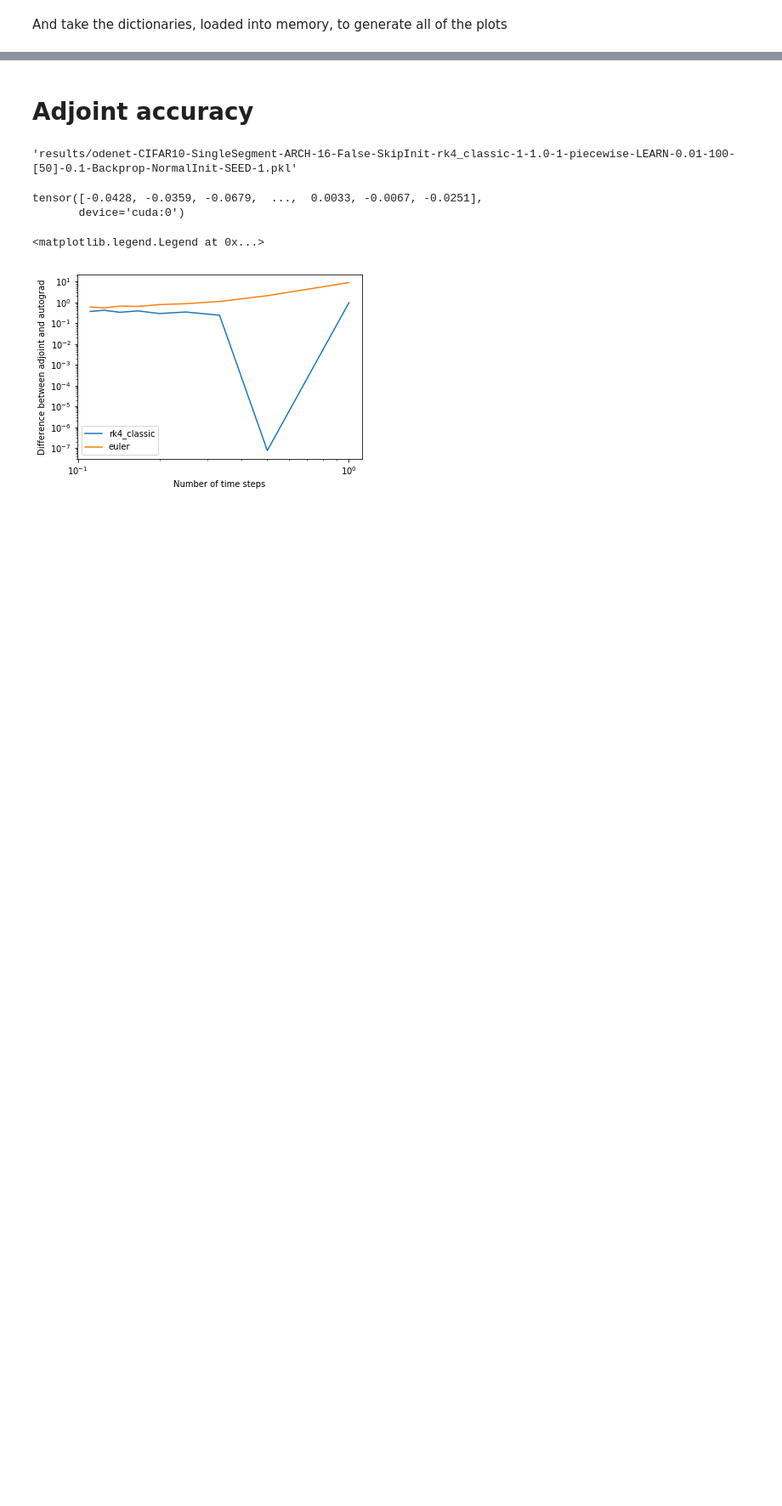
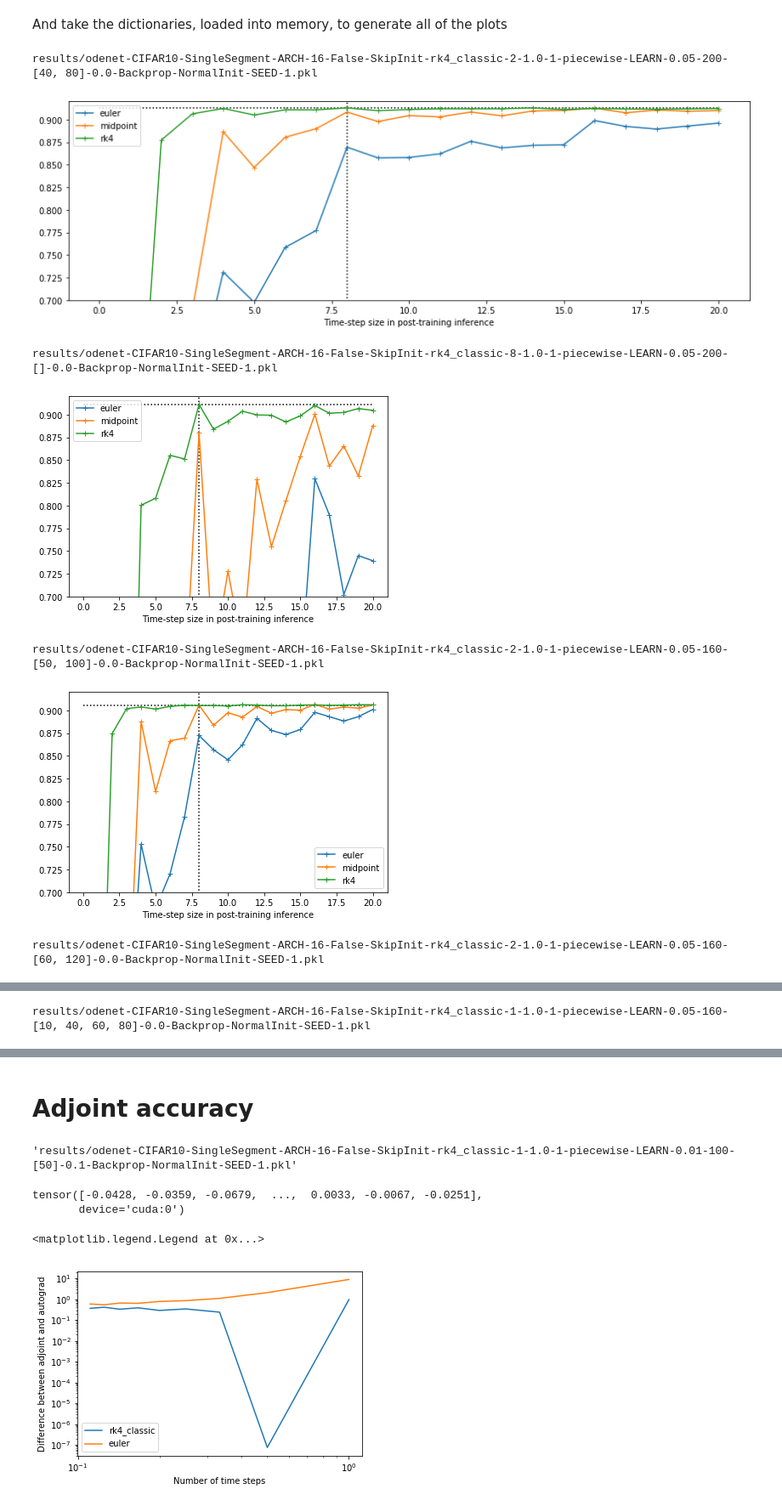
Before and after one commit to afqueiruga/StatefulOdeNets, a Jupyter notebook: fmnist_analysis.ipynb, the cells around one changed output, grey strips where cells are left out. Shown at 85% size. Cells and saved outputs as stored; diff of their text form; code cells hidden in the pictures; blank space fills up the shorter version.

```diff
--- a/fmnist_analysis.ipynb
+++ b/fmnist_analysis.ipynb
@@ -197,23 +202,43 @@ KeyboardInterrupt:
 # %% [markdown]
 And take the dictionaries, loaded into memory, to generate all of the plots
 # %%
+plt.figure(figsize=(12,4))
 for name, accs_for_scheme in test_sweep.items():
     print(name)
+#     if "[40, 80]" in name:
+#         plt.subplot(132)
+#         plt.title("Trained with refinement 40")
+#     elif "[50, 100]" in name:
+#         plt.subplot(133)
+#         plt.title("Trained with refinement 50")
+#     else:
+#         plt.subplot(131)
+#         plt.title("Trained without refinement")
+#         plt.ylabel('Test set accuracy')
     for scheme, accs in accs_for_scheme.items():
         x,y = zip(*accs)
         #if scheme in name:
         #    plt.semilogx(1.0/x[0],y[0],'o')
         # plt.vlines([3.0],0,1,linestyle='dotted')
         # plt.plot(x, y, label=scheme)
 
         if scheme in name:
             plt.hlines([y[7]],0,20.0, linestyles='dotted')
         # plt.semilogx([1.0/_x for _x in x], y, '+-', label=scheme)
         plt.plot(x, y, '+-', label=scheme)
+
     #plt.vlines([1.0/8.0],0,1,linestyles='dotted')
-    plt.vlines([2.0],0,1,linestyles='dotted')
-    plt.ylim(0.89,0.925)
+    plt.vlines([8.0],0,1,linestyles='dotted')
+    plt.ylim(0.7,0.92)
     plt.legend()
     plt.xlabel('Time-step size in post-training inference')
-    plt.ylabel('Test set accuracy')
+    plt.tight_layout()
     plt.show()
+# %% [output]
+results/odenet-CIFAR10-SingleSegment-ARCH-16-False-SkipInit-rk4_classic-2-1.0-1-piecewise-LEARN-0.05-200-[40, 80]-0.0-Backprop-NormalInit-SEED-1.pkl
+[figure, added]
+results/odenet-CIFAR10-SingleSegment-ARCH-16-False-SkipInit-rk4_classic-8-1.0-1-piecewise-LEARN-0.05-200-[]-0.0-Backprop-NormalInit-SEED-1.pkl
+[figure, added]
+results/odenet-CIFAR10-SingleSegment-ARCH-16-False-SkipInit-rk4_classic-2-1.0-1-piecewise-LEARN-0.05-160-[50, 100]-0.0-Backprop-NormalInit-SEED-1.pkl
+[figure, added]
+results/odenet-CIFAR10-SingleSegment-ARCH-16-False-SkipInit-rk4_classic-2-1.0-1-piecewise-LEARN-0.05-160-[60, 120]-0.0-Backprop-NormalInit-SEED-1.pkl
@@ -219,0 +246 @@ for name, accs_for_scheme in test_sweep.items():
+results/odenet-CIFAR10-SingleSegment-ARCH-16-False-SkipInit-rk4_classic-1-1.0-1-piecewise-LEARN-0.05-160-[10, 40, 60, 80]-0.0-Backprop-NormalInit-SEED-1.pkl
```
Also changed, not shown: parts of 10 cells of this notebook.
